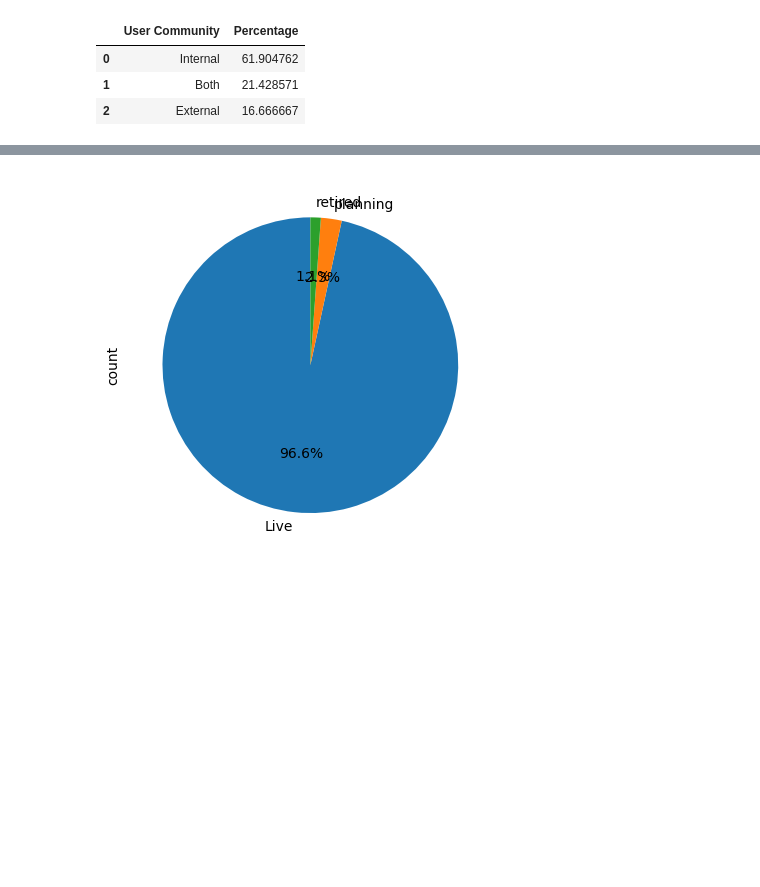
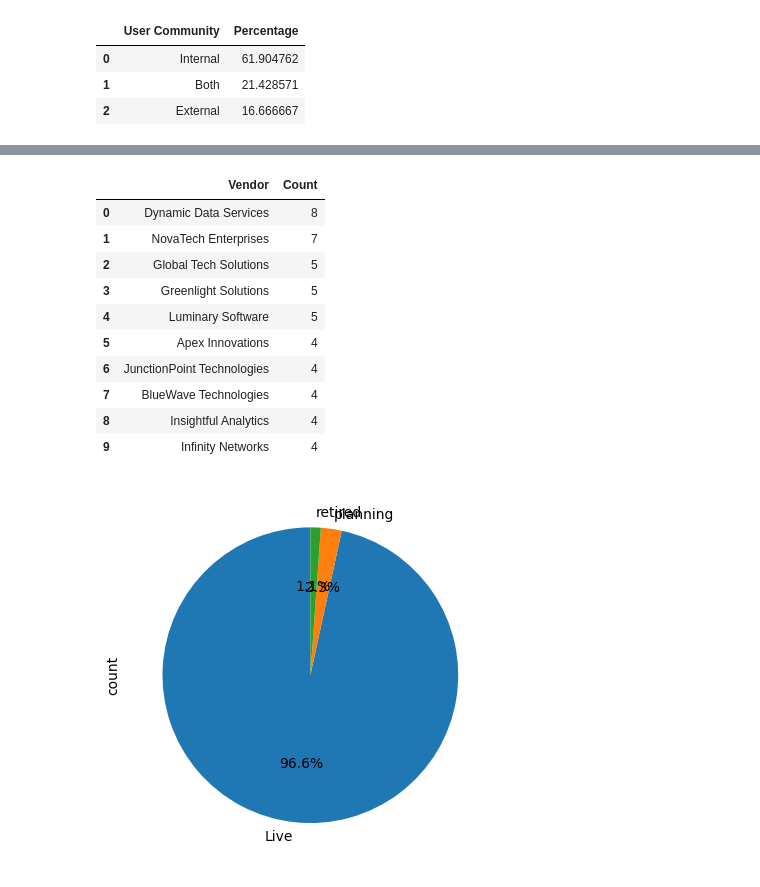
Before and after one commit to syedfaiqueali/Kaggle-Notebooks, a Jupyter notebook: finalising-pipeline.ipynb, the cells around one changed output, grey strips where cells are left out. Drawn from its saved outputs; the diff is of its cells as text; code cells hidden in the pictures; blank space fills up the shorter version.

```diff
--- a/finalising-pipeline.ipynb
+++ b/finalising-pipeline.ipynb
@@ -503,3 +503,17 @@ ask_rta_bot('Check for data quality issues which should include missing values,
+# %%
+ask_rta_bot('Top 10 vendors')
+# %% [output]
+|  | Vendor | Count |
+| 0 | Dynamic Data Services | 8 |
+| 1 | NovaTech Enterprises | 7 |
+| 2 | Global Tech Solutions | 5 |
+| 3 | Greenlight Solutions | 5 |
+| 4 | Luminary Software | 5 |
+| 5 | Apex Innovations | 4 |
+| 6 | JunctionPoint Technologies | 4 |
+| 7 | BlueWave Technologies | 4 |
+| 8 | Insightful Analytics | 4 |
+| 9 | Infinity Networks | 4 |
 # %%
 ask_rta_bot('Plot Pie chart of Status')
 # %% [output]
```
Also changed, not shown: parts of 4 cells of this notebook.
